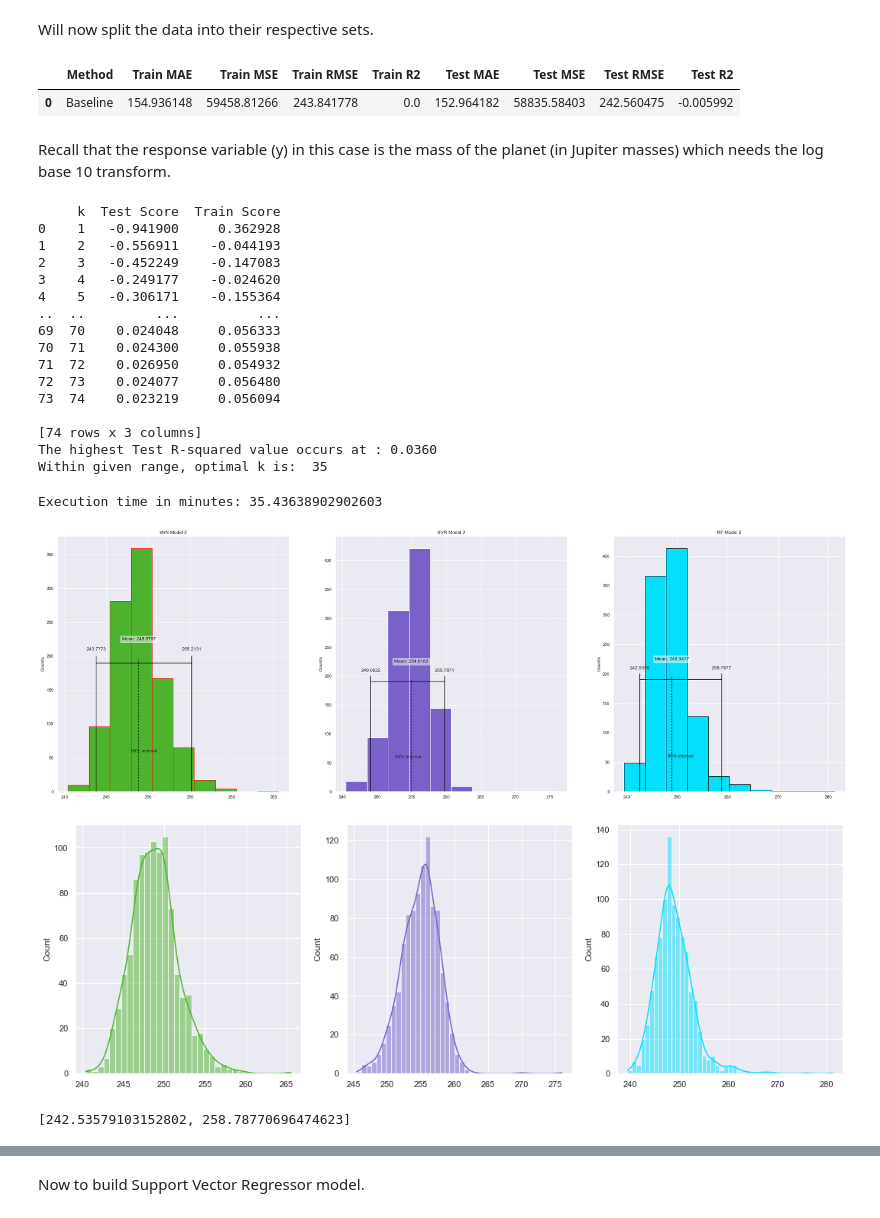
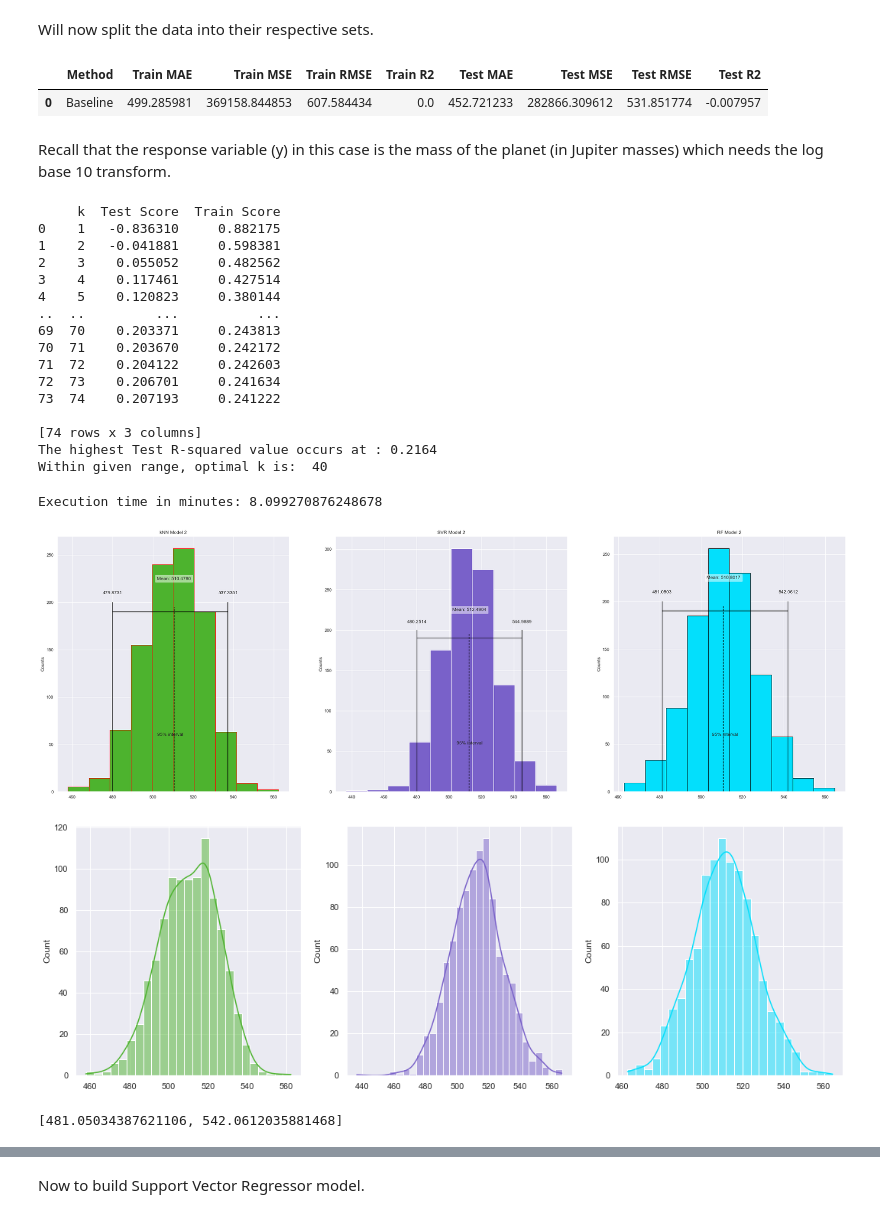
Before and after one commit to jbravo87/blog-projects, a Jupyter notebook: exoplanet_data_notebook.ipynb, the cells around one changed output, grey strips where cells are left out. Drawn from its saved outputs; the diff is of its cells as text; code cells hidden in the pictures.

Commit message:
Changed from fillna with median to dropna on empty entries.

```diff
--- a/exoplanet_data_notebook.ipynb
+++ b/exoplanet_data_notebook.ipynb
@@ -726,8 +733,8 @@ df3
 32516 rows × 3 columns
 # %%
 df3 = df3.rename(columns={'pl_name':'planetname', 'pl_bmassj':'mass', 'pl_eqt':'temperature'})
-#df3 = df3.dropna()
-df3 = df3.fillna(df3.median(numeric_only=True))
+df3 = df3.dropna()
+#df3 = df3.fillna(df3.median(numeric_only=True))
 df3
 # %% [output]
 |  | planetname | mass | temperature |
@@ -881,7 +888,7 @@ baseline_2.columns = metric_col_names
 baseline_2
 # %% [output]
 |  | Method | Train MAE | Train MSE | Train RMSE | Train R2 | Test MAE | Test MSE | Test RMSE | Test R2 |
-| 0 | Baseline | 154.936148 | 59458.81266 | 243.841778 | 0.0 | 152.964182 | 58835.58403 | 242.560475 | -0.005992 |
+| 0 | Baseline | 499.285981 | 369158.844853 | 607.584434 | 0.0 | 452.721233 | 282866.309612 | 531.851774 | -0.007957 |
 # %% [markdown]
 Recall that the response variable (y) in this case is the mass of the planet (in Jupiter masses) which needs the log base 10 transform.
 # %%
@@ -902,26 +909,26 @@ print('The highest Test R-squared value occurs at : %.4f' % outcomes_2.iloc[:,1]
 print('Within given range, optimal k is: ', outcomes_2.loc[outcomes_2['Test Score'] == outcomes_2.iloc[:,1].max(), 'k'].iloc[0])
 # %% [output]
      k  Test Score  Train Score
-0    1   -0.941900     0.362928
-1    2   -0.556911    -0.044193
-2    3   -0.452249    -0.147083
-3    4   -0.249177    -0.024620
-4    5   -0.306171    -0.155364
+0    1   -0.836310     0.882175
+1    2   -0.041881     0.598381
+2    3    0.055052     0.482562
+3    4    0.117461     0.427514
+4    5    0.120823     0.380144
 ..  ..         ...          ...
-69  70    0.024048     0.056333
-70  71    0.024300     0.055938
-71  72    0.026950     0.054932
-72  73    0.024077     0.056480
-73  74    0.023219     0.056094
+69  70    0.203371     0.243813
+70  71    0.203670     0.242172
+71  72    0.204122     0.242603
+72  73    0.206701     0.241634
+73  74    0.207193     0.241222
 
 [74 rows x 3 columns]
-The highest Test R-squared value occurs at : 0.0360
-Within given range, optimal k is:  35
+The highest Test R-squared value occurs at : 0.2164
+Within given range, optimal k is:  40
 # %%
 start_time_2 = time.time()
 
 df3 = pd.concat([np.log10(mass), temp], axis=1)
-metrics2_1 = ci_bootstrap(df3, KNeighborsRegressor(n_neighbors = 35))
+metrics2_1 = ci_bootstrap(df3, KNeighborsRegressor(n_neighbors = 40))
 
 # Plotting Logic
 fig2_2, ax2_2 = plt.subplots(1, 3, figsize = (36, 12))
@@ -969,35 +976,35 @@ ax2_2[1].text(mean_svr_model_2, 225, f'Mean: {mean_svr_model_2:.4f}',
 ax2_2[1].set_title('SVR Model 2')
 
 # Now for the Random Forest model
 metrics2_3 = ci_bootstrap(df3, RandomForestRegressor(max_depth=2))
 confidence_interval2_3 = list(metrics2_3.quantile([0.025, 0.975]))
 
 ax2_2[2].hist(metrics2_3, color='#03dffc', edgecolor = "black")
 ax2_2[2].plot(confidence_interval2_3, [190, 190], color='black')
 for x2 in confidence_interval2_3:
     ax2_2[2].plot([x2, x2], [0, 200], color='black')
     ax2_2[2].text(x2, 210, f'{x2:.4f}',
             horizontalalignment='center', verticalalignment='center')
 ax2_2[2].text(sum(confidence_interval2_3) / 2, 60, '95% interval',
         horizontalalignment='center', verticalalignment='center')
 
 mean_rf_model_2 = metrics2_3.mean()
 ax2_2[2].plot([mean_rf_model_2, mean_rf_model_2], [0, 195], color='black', linestyle='--')
 ax2_2[2].text(mean_rf_model_2, 225, f'Mean: {mean_rf_model_2:.4f}',
       bbox=dict(facecolor='white', edgecolor='white', alpha=0.5),
        horizontalalignment='center', verticalalignment='center')
 ax2_2[2].set_title('RF Model 2')
 
 for ax in ax2_2.flat:
     ax.set(ylabel = 'Counts')
     #ax.set(xlabel = 'RMSE eccentricity (unitless)')
 
 plt.savefig('bootstrap_rmse_2.png',dpi=800)
 execution_time_2 = (time.time() - start_time_2)
 print('Execution time in minutes: ' + str(execution_time_2/60))
 # %% [output]
-Execution time in minutes: 35.43638902902603
+Execution time in minutes: 8.099270876248678
-[figure, old version]
+[figure, new version]
 # %%
 #fig_knn1, axs_knn1 = plt.subplots(1, 1, figsize=(7, 7))
 #x = plt.subplots(1, 1, figsize=(7, 7))
@@ -1020,9 +1027,9 @@ sns.histplot(metrics2_3, kde=True, color="#03dffc", ax=axs_2[2])
 plt.savefig('sns_example2.png')
 plt.show()
 # %% [output]
-[figure, old version]
+[figure, new version]
 # %%
 confidence_interval2_3
 # %% [output]
-[242.53579103152802, 258.78770696474623]
+[481.05034387621106, 542.0612035881468]
 # %%
```
Also changed, not shown: parts of 64 cells of this notebook.
